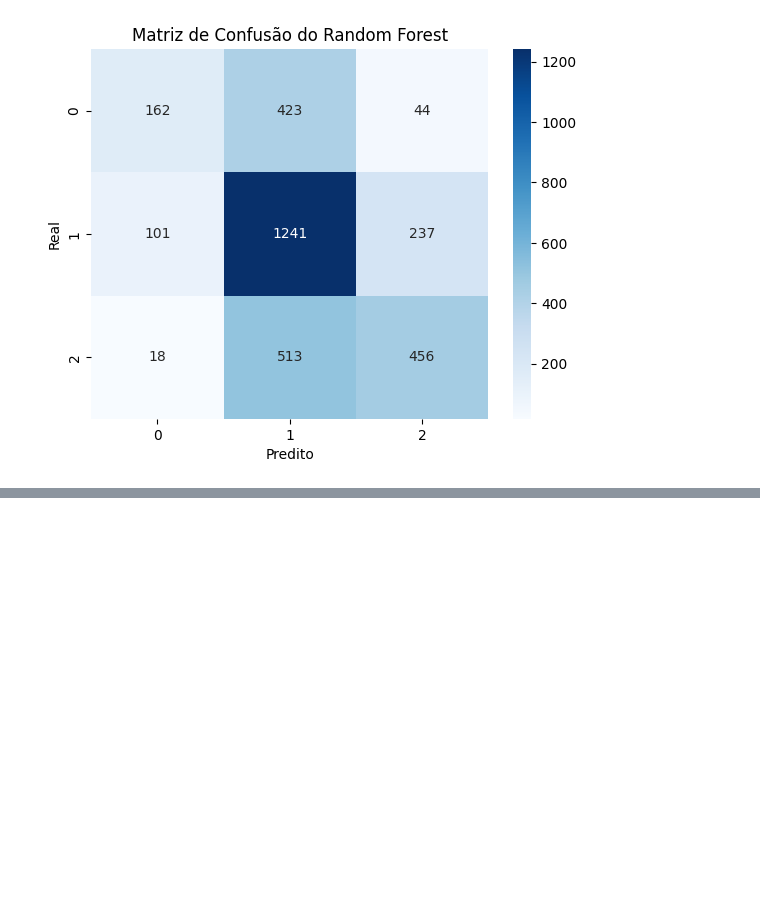
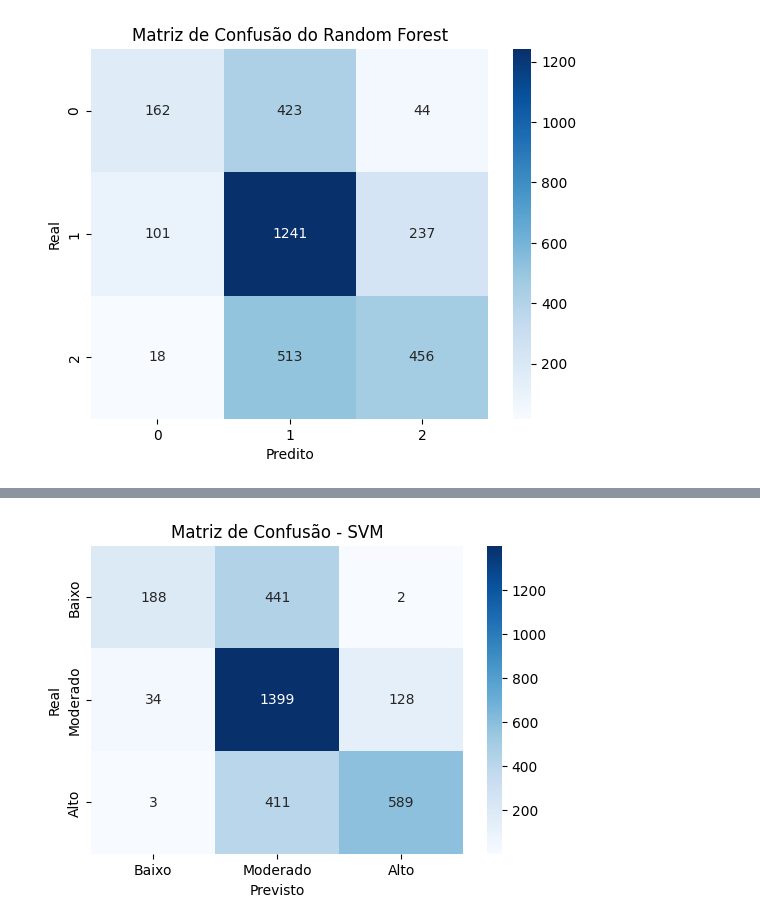
Before and after one commit to AyrllanP/PISI-3, a Jupyter notebook: Classificacao.ipynb, the cells around one changed output, grey strips where cells are left out. Saved outputs shown, nothing was run; the diff lists cells and outputs as text; code cells hidden in the pictures; blank space fills up the shorter version.

```diff
--- a/Classificacao.ipynb
+++ b/Classificacao.ipynb
@@ -507,0 +647,6 @@ Matriz de Confusão:
+# %%
+from sklearn.svm import SVC
+
+file_url = "https://raw.githubusercontent.com/AyrllanP/PISI-3/main/Wellbeing_and_lifestyle_data_Kaggle.csv"
+data = pd.read_csv(file_url)
+data.head()
@@ -507,0 +694,27 @@ Matriz de Confusão:
+# %%
+X = data.drop(columns=['DAILY_STRESS']).values
+y = data['DAILY_STRESS'].values
+# %%
+from sklearn.preprocessing import StandardScaler
+# Dividir dados em treino (80%) e teste (20%)
+X_train, X_test, y_train, y_test = train_test_split(X, y, test_size=0.2, random_state=42, stratify=y)
+
+# Normalizar os dados
+scaler = StandardScaler()
+X_train = scaler.fit_transform(X_train)
+X_test = scaler.transform(X_test)
+# %%
+# Treinar modelo SVM
+svm_model = SVC(kernel='rbf', C=1.0, gamma='scale')  # Kernel RBF para melhor performance
+svm_model.fit(X_train, y_train)
+
+# Fazer previsões
+y_pred = svm_model.predict(X_test)
+
+# Avaliar o modelo
+accuracy = accuracy_score(y_test, y_pred)
+print(f"Acurácia do modelo SVM: {accuracy:.4f}")
+
+# Relatório de classificação
+print("\nRelatório de Classificação:")
+print(classification_report(y_test, y_pred))
@@ -507,0 +734,10 @@ Matriz de Confusão:
+# %%
+# Matriz de confusão
+plt.figure(figsize=(6, 4))
+sns.heatmap(confusion_matrix(y_test, y_pred), annot=True, fmt="d", cmap="Blues", xticklabels=['Baixo', 'Moderado', 'Alto'], yticklabels=['Baixo', 'Moderado', 'Alto'])
+plt.xlabel("Previsto")
+plt.ylabel("Real")
+plt.title("Matriz de Confusão - SVM")
+plt.show()
+# %% [output]
+[figure, added]
```
Also changed, not shown: parts of 15 cells of this notebook.
